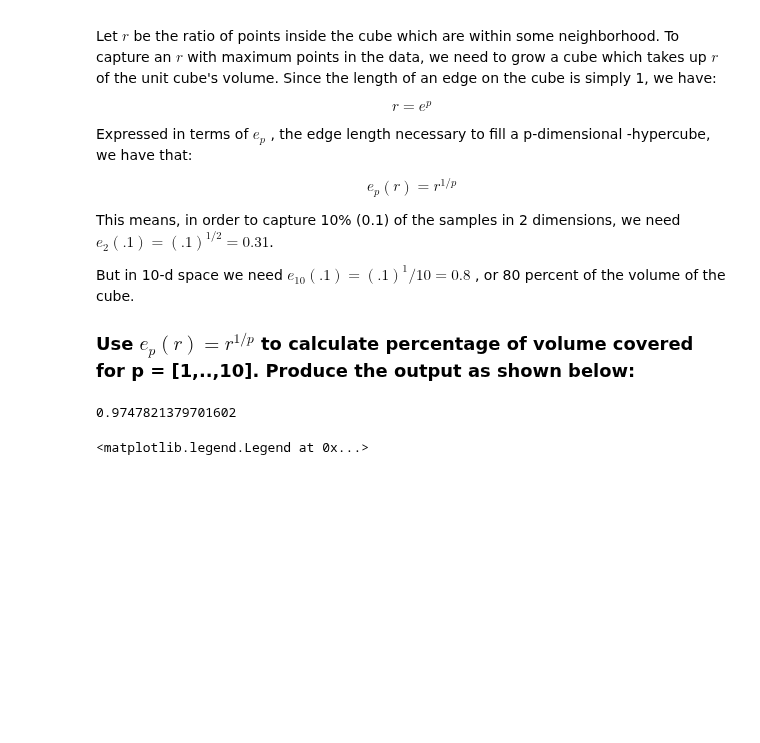
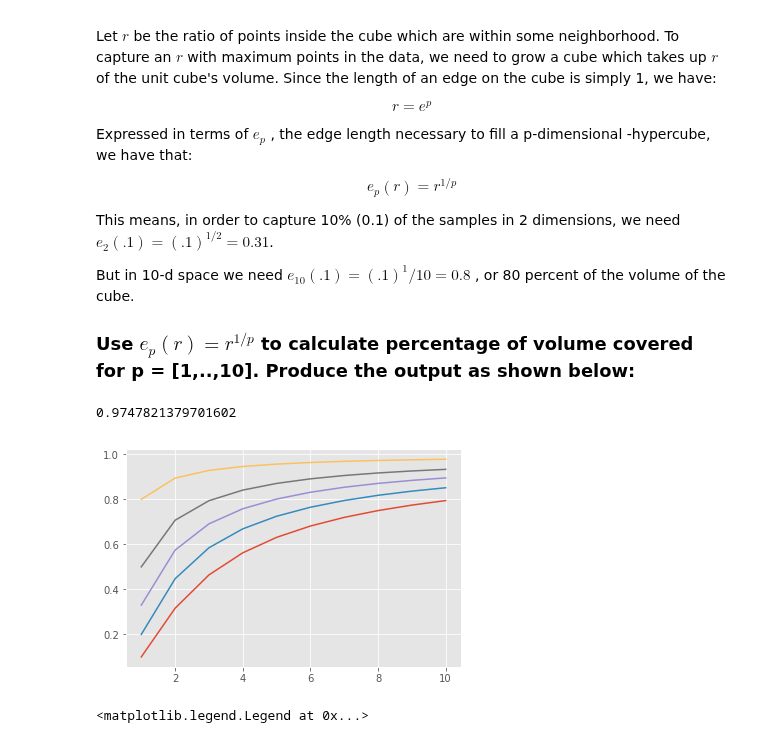
Before and after one commit to Patrickbfuller/dsc-3-34-03-curse-of-dimensionality-simulation-lab-seattle-ds-career-040119, a Jupyter notebook: index.ipynb, the cells around one changed output. Drawn from its saved outputs; the diff is of its cells as text; code cells hidden in the pictures; blank space fills up the shorter version.

```diff
--- a/index.ipynb
+++ b/index.ipynb
@@ -108,10 +108,12 @@ edge_len_to_catch_r_samples_in_p_dims(r=0.6, p=20)
 # %%
 for r in [.10, .20, .33, .50, .80]:
     edges = []
     for p in range(1,11):
         edge = edge_len_to_catch_r_samples_in_p_dims(r=r, p=p)
         edges.append(edge)
-    plt.plot(range(1,11),)
+    plt.plot(range(1,11),edges)
+# %% [output]
+[figure, added]
 # %%
 # Your code here
 # %% [output]
```
